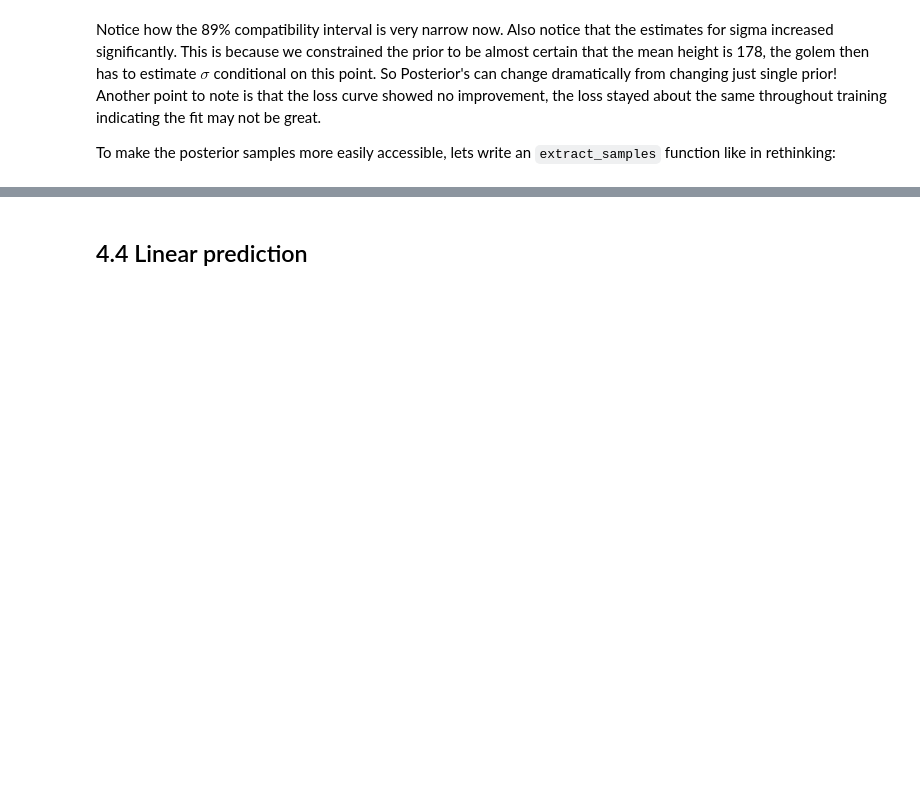
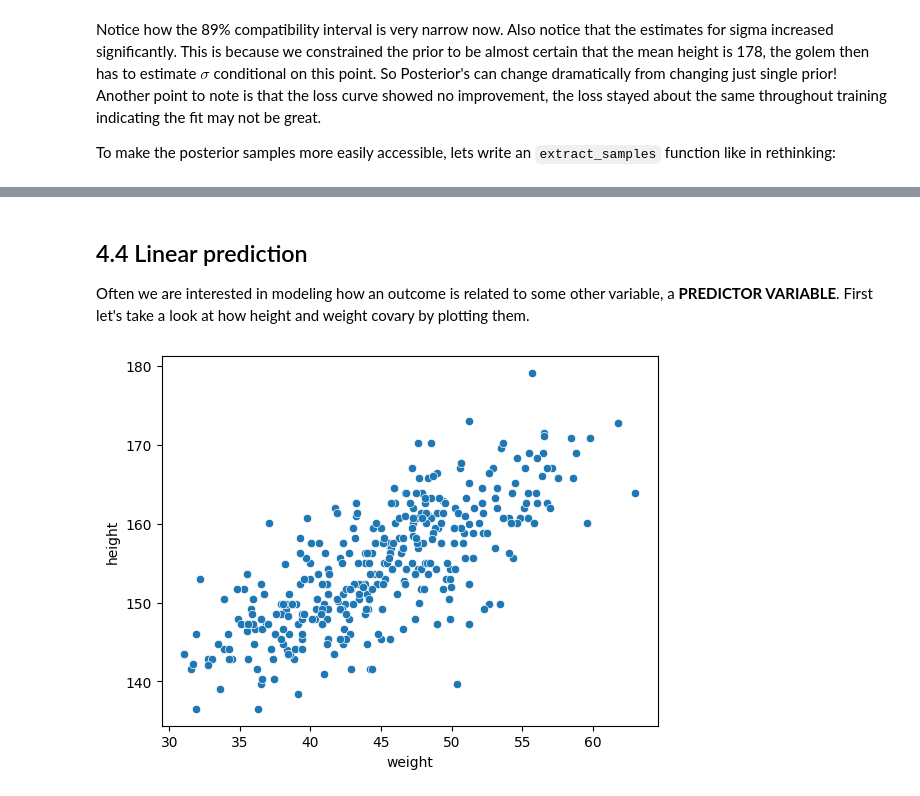
Before and after one commit to trevorjwilli/SRBayesianPyro, a Jupyter notebook: notebooks/chapter_4_notes.ipynb, the cells around one changed output, grey strips where cells are left out. Drawn from its saved outputs; the diff is of its cells as text; code cells hidden in the pictures; blank space fills up the shorter version.

```diff
--- a/notebooks/chapter_4_notes.ipynb
+++ b/notebooks/chapter_4_notes.ipynb
@@ -504,3 +504,9 @@ extract_samples(guide, height)
 10000 rows × 2 columns
 # %% [markdown]
 ## 4.4 Linear prediction
+
+Often we are interested in modeling how an outcome is related to some other variable, a **PREDICTOR VARIABLE**. First let's take a look at how height and weight covary by plotting them.
+# %%
+sns.scatterplot(data=d2, x='weight', y='height');
+# %% [output]
+[figure, added]
```
Also changed, not shown: parts of 24 cells of this notebook.
